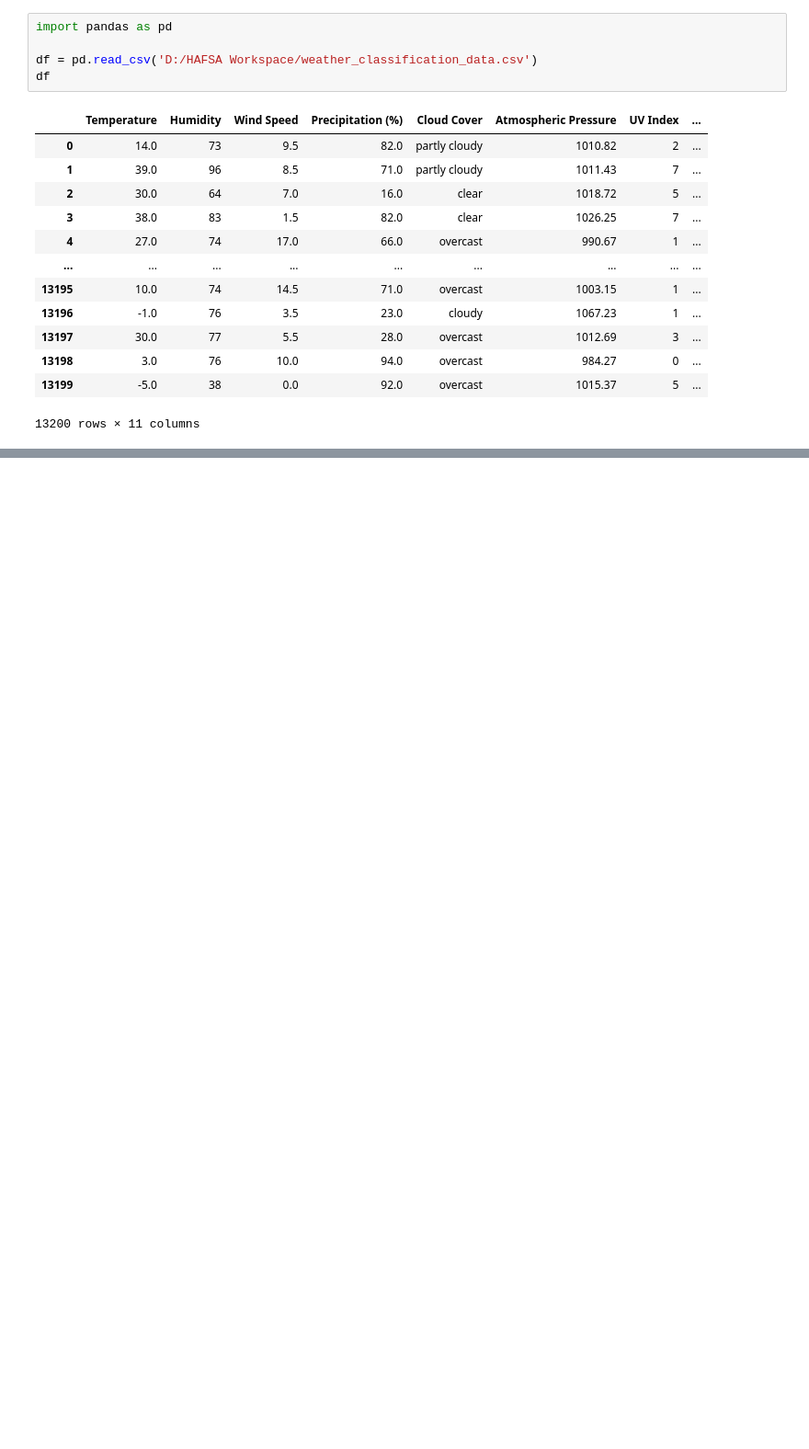
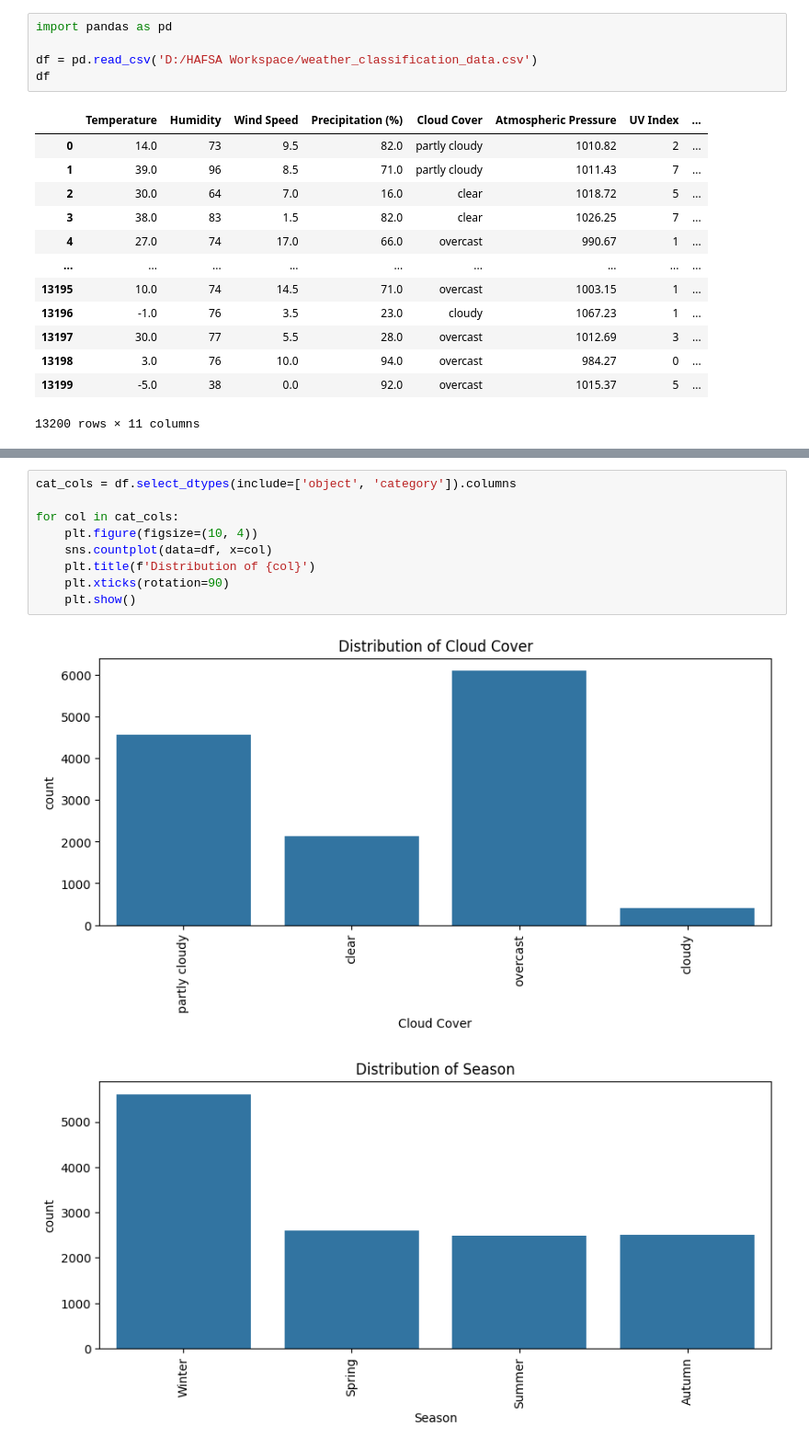
Before and after one commit to syeda-hafsa3/MACHINE_LEARNING, a Jupyter notebook: weather_prediction.ipynb, the cells around one changed output, grey strips where cells are left out. Shown: that part at 92% size. Drawn from its saved outputs; the diff is of its cells as text; blank space fills up the shorter version.

```diff
--- a/weather_prediction.ipynb
+++ b/weather_prediction.ipynb
@@ -103,0 +39,12 @@ Successfully installed seaborn-0.13.2
+# %%
+cat_cols = df.select_dtypes(include=['object', 'category']).columns
+
+for col in cat_cols:
+    plt.figure(figsize=(10, 4))
+    sns.countplot(data=df, x=col)
+    plt.title(f'Distribution of {col}')
+    plt.xticks(rotation=90)
+    plt.show()
+# %% [output]
+[figure, added]
+[figure, added]
```
Also changed, not shown: parts of 6 cells of this notebook.
